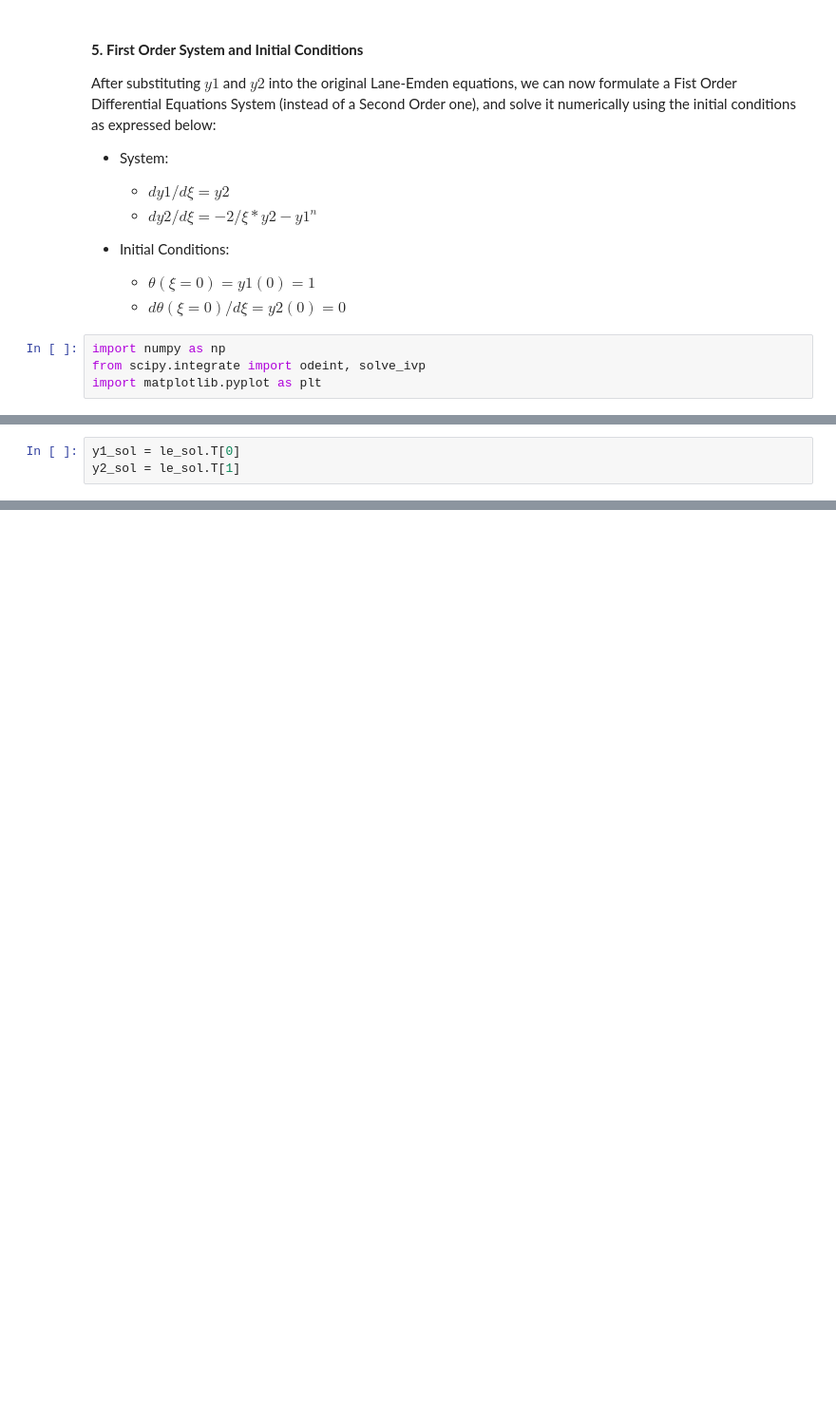
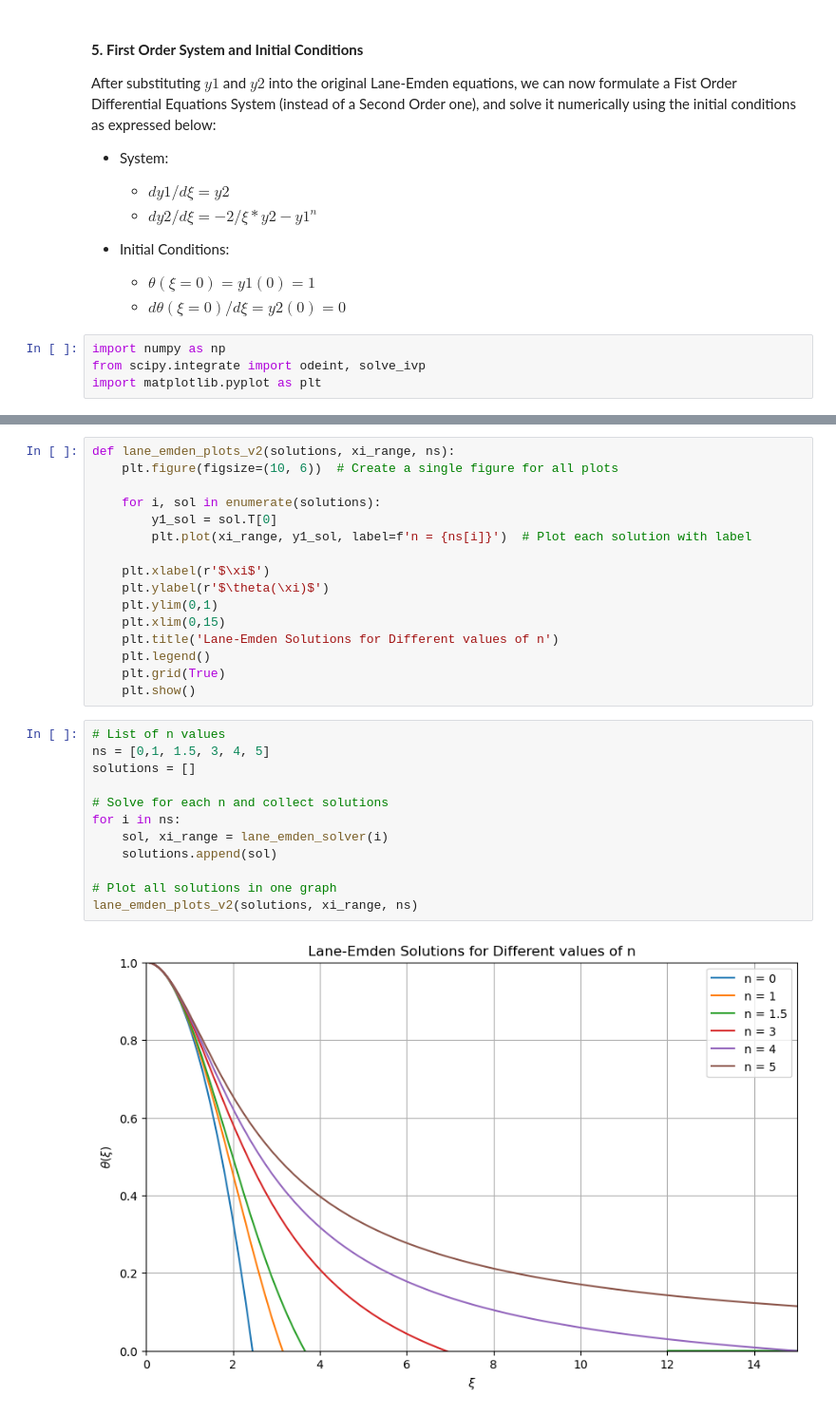
Before and after one commit to rodribro/Computational_Astronomy, a Jupyter notebook: 01_lane_emden_eqs.ipynb, the cells around one changed output, grey strips where cells are left out. Shown at 95% size. Cells and saved outputs as stored; diff of their text form; blank space fills up the shorter version.

Commit message:
Created functions for solving the LE equations and plotting the results

```diff
--- a/01_lane_emden_eqs.ipynb
+++ b/01_lane_emden_eqs.ipynb
@@ -73,3 +48,0 @@ le_sol = odeint(lane_emden_sys,y0=lane_em_0, t=xi_range,tfirst=True)
-# %%
-y1_sol = le_sol.T[0]
-y2_sol = le_sol.T[1]
@@ -88,0 +91,30 @@ plt.show()
+# %%
+def lane_emden_plots_v2(solutions, xi_range, ns):
+    plt.figure(figsize=(10, 6))  # Create a single figure for all plots
+
+    for i, sol in enumerate(solutions):
+        y1_sol = sol.T[0]
+        plt.plot(xi_range, y1_sol, label=f'n = {ns[i]}')  # Plot each solution with label
+
+    plt.xlabel(r'$\xi$')
+    plt.ylabel(r'$\theta(\xi)$')
+    plt.ylim(0,1)
+    plt.xlim(0,15)
+    plt.title('Lane-Emden Solutions for Different values of n')
+    plt.legend()
+    plt.grid(True)
+    plt.show()
+# %%
+# List of n values
+ns = [0,1, 1.5, 3, 4, 5]
+solutions = []
+
+# Solve for each n and collect solutions
+for i in ns:
+    sol, xi_range = lane_emden_solver(i)
+    solutions.append(sol)
+
+# Plot all solutions in one graph
+lane_emden_plots_v2(solutions, xi_range, ns)
+# %% [output]
+[figure, added]
```
Also changed, not shown: parts of 4 cells of this notebook.
